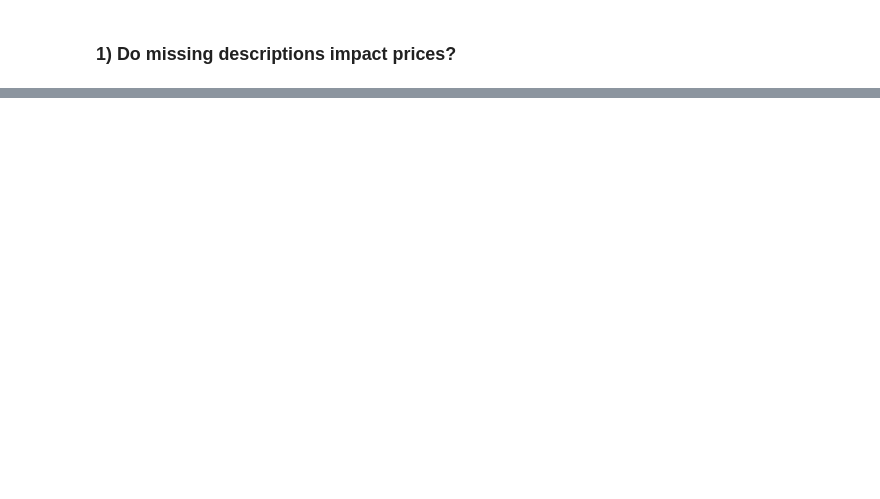
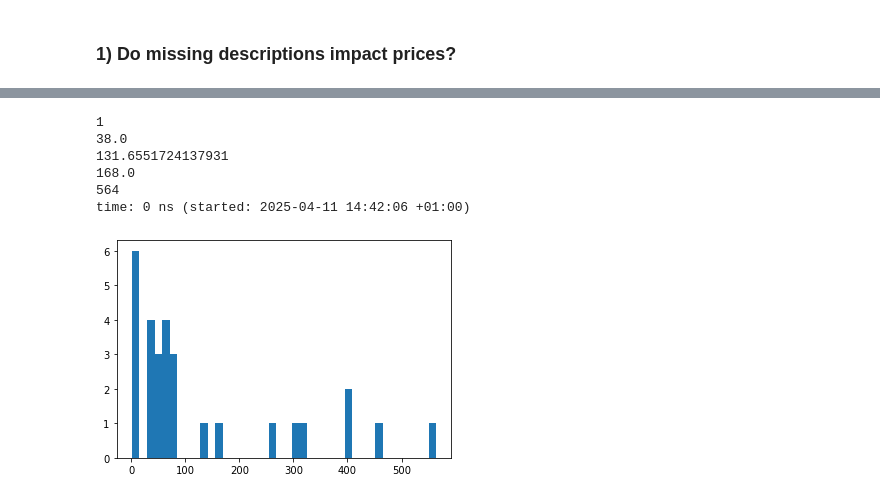
Before and after one commit to norrateng/seattle_airbnb, a Jupyter notebook: Seattle Airbnb.ipynb, the cells around one changed output, grey strips where cells are left out. Saved outputs shown, nothing was run; the diff lists cells and outputs as text; code cells hidden in the pictures; blank space fills up the shorter version.

```diff
--- a/Seattle Airbnb.ipynb
+++ b/Seattle Airbnb.ipynb
@@ -322,0 +566,20 @@ time: 15 ms (started: 2025-04-11 13:13:46 +01:00)
+# %%
+# what is the range of n like?
+print(NA_price['n'].min())
+print(NA_price['n'].quantile(q=0.25))
+print(NA_price['n'].mean())
+print(NA_price['n'].quantile(q=0.75))
+print(NA_price['n'].max())
+# %% [output]
+1
+38.0
+131.6551724137931
+168.0
+564
+time: 0 ns (started: 2025-04-11 14:42:06 +01:00)
+# %%
+# graph this to determine our cutoff points
+plt.hist(NA_price['n'], bins=40)
+plt.show()
+# %% [output]
+[figure, added]
```
Also changed, not shown: parts of 100 cells of this notebook.
